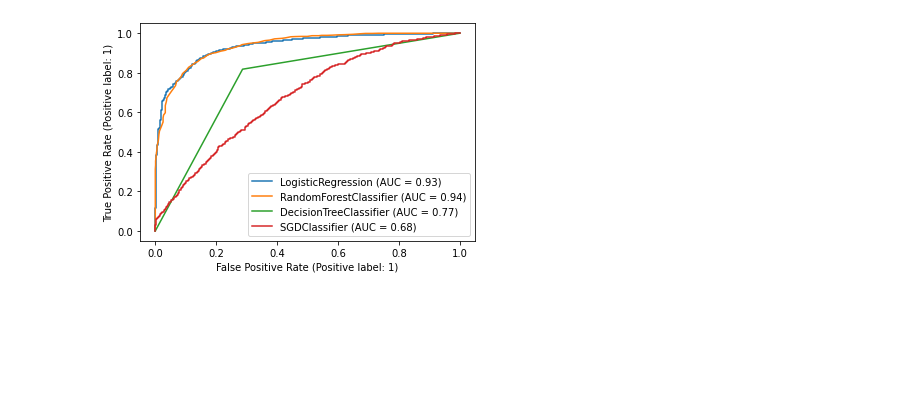
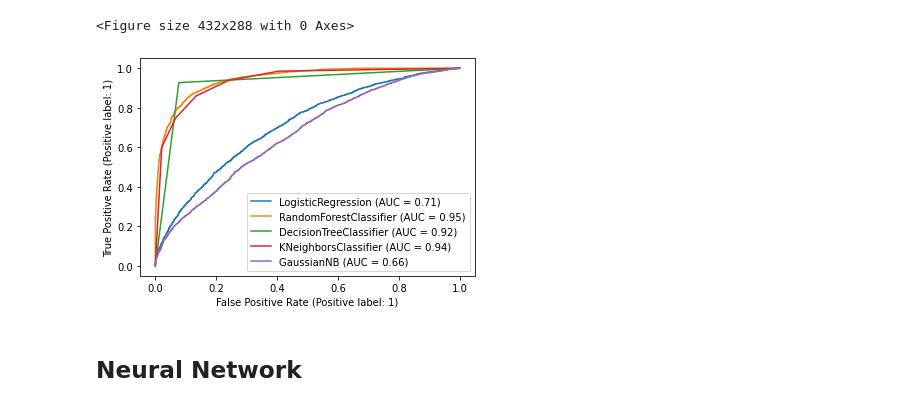
Before and after one commit to sparshpekhale/Tennis_match_prediction, a Jupyter notebook: test.ipynb, the cells around one changed output. Cells and saved outputs as stored; diff of their text form; code cells hidden in the pictures; blank space fills up the shorter version.

```diff
--- a/test.ipynb
+++ b/test.ipynb
@@ -6,5 +37,5 @@ from models import make_ds, train_models, plot_rocs
 # %%
-data = pd.read_csv('archive/atp_matches_2000.csv')
-data = data_preprocess(data)
-data.head()
+# data = data_preprocess(pd.read_csv('archive/atp_matches_2004.csv'))
+data = pd.read_csv('train_val_2000_2012.csv')
+data.shape
 # %% [output]
@@ -23,2 +71,2 @@ from sklearn.tree import DecisionTreeClassifier
 # %%
-dataset = make_ds(data, train_split=0.2, shuffle=True)
+dataset = make_ds(data, train_split=0.8, shuffle=True)
@@ -51,0 +77,11 @@ weighted avg       0.65      0.59      0.54      2222
+# %%
+models = [
+    LogisticRegression(max_iter=2500, C=3),
+    RandomForestClassifier(n_estimators= 230, min_samples_split= 10, min_samples_leaf= 1, max_features= 'sqrt', max_depth= 40, bootstrap= False),
+    DecisionTreeClassifier(criterion='entropy', max_depth=40),
+    KNeighborsClassifier(leaf_size=10, n_neighbors=5),
+    GaussianNB()
+]
+
+models = train_models(dataset, models)
+preds = get_preds(dataset, models)
@@ -52,4 +106,7 @@ weighted avg       0.65      0.59      0.54      2222
 # %%
-plot_rocs(dataset, models, preds)
+fig = plot_rocs(dataset, models, preds)
 # %% [output]
+<Figure size 432x288 with 0 Axes>
-[figure, old version]
+[figure, new version]
+# %% [markdown]
+## Neural Network
```
Also changed, not shown: parts of 25 cells of this notebook, 19 other files.
